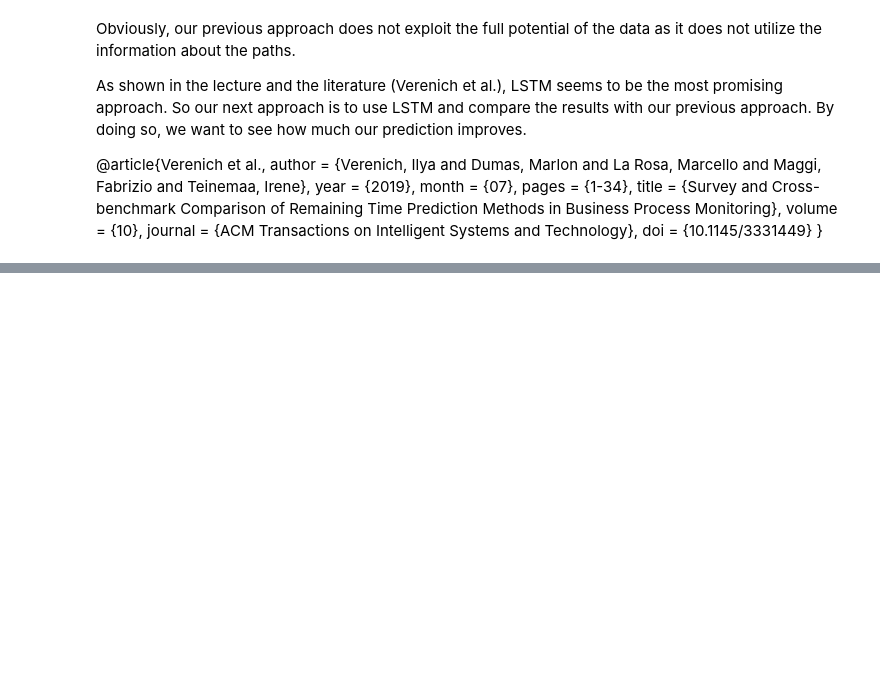
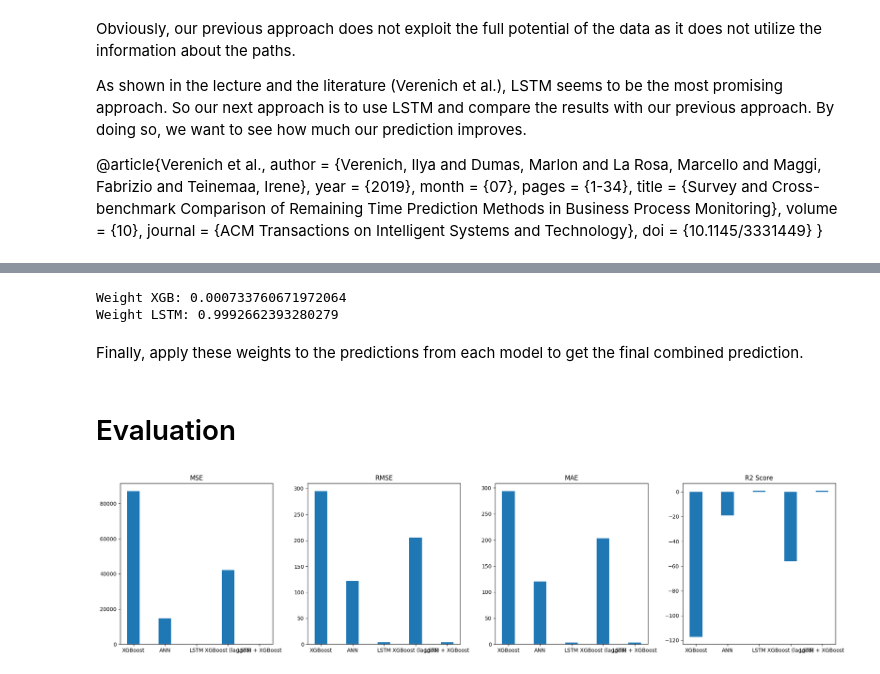
Before and after one commit to Lanza-git/Integrated-vs-Seperated-Master-Thesis, a Jupyter notebook: BPM/BPM.ipynb, the cells around one changed output, grey strips where cells are left out. Cells and saved outputs as stored; diff of their text form; code cells hidden in the pictures; blank space fills up the shorter version.

```diff
--- a/BPM/BPM.ipynb
+++ b/BPM/BPM.ipynb
@@ -434,0 +454,7 @@ doi = {10.1145/3331449}
+# %%
+lstm_prediction = lstm_prediction.ravel()
+y_test_lagged = y_test_lagged.ravel()
+print(lstm_prediction.shape)
+print(xgb_lagged_prediction.shape)
+print(y_test_sequence.shape)
+print(y_test_lagged.shape)
@@ -434,0 +481,5 @@ doi = {10.1145/3331449}
+# %%
+reciprocal_error_xgb = 1 / error_xgb
+reciprocal_error_lstm = 1 / error_lstm
+print("Reciprocal Error GBM:", reciprocal_error_xgb)
+print("Reciprocal Error LSTM:", reciprocal_error_lstm)
@@ -434,0 +491,15 @@ doi = {10.1145/3331449}
+# %%
+sum_reciprocal_errors = reciprocal_error_xgb + reciprocal_error_lstm
+weight_xgb = reciprocal_error_xgb / sum_reciprocal_errors
+weight_lstm = reciprocal_error_lstm / sum_reciprocal_errors
+print("Weight XGB:", weight_xgb)
+print("Weight LSTM:", weight_lstm)
+# %% [output]
+Weight XGB: 0.000733760671972064
+Weight LSTM: 0.9992662393280279
+# %% [markdown]
+Finally, apply these weights to the predictions from each model to get the final combined prediction.
+# %%
+y_pred_combined = (xgb_lagged_prediction * weight_xgb) + (lstm_prediction * weight_lstm)
+# %% [markdown]
+# Evaluation
@@ -434,0 +535,33 @@ doi = {10.1145/3331449}
+# %%
+import matplotlib.pyplot as plt
+
+# Metrics
+metrics = ['MSE', 'RMSE', 'MAE', 'R2 Score']
+
+# XGBoost values
+xgb_values = [xgb_mse, xgb_rmse, xgb_mae, xgb_r2]
+
+# ANN values
+ann_values = [ann_mse, ann_rmse, ann_mae, ann_r2]
+
+# LSTM values
+lstm_values = [lstm_mse, lstm_rmse, lstm_mae, lstm_r2]
+
+# XGB LSTM values
+xgb_lstm_values = [xgb_lstm_mse, xgb_lstm_rmse, xgb_lstm_mae, xgb_lstm_r2]
+
+# XGB Lagged values
+xgb_lagged_values = [xgb_lagged_mse, xgb_lagged_rmse, xgb_lagged_mae, xgb_lagged_r2]
+
+fig, axs = plt.subplots(1, 4, figsize=(20, 5))  # 1 row, 4 columns
+
+# Loop through each metric and plot
+for i, metric in enumerate(metrics):
+    axs[i].bar(['XGBoost', 'ANN', 'LSTM', 'XGBoost (lagged)', 'LSTM + XGBoost'], [xgb_values[i], ann_values[i], lstm_values[i], xgb_lagged_values[i], xgb_lstm_values[i]], width=0.4)
+    axs[i].set_title(metric)
+
+# Display the plot
+plt.tight_layout()
+plt.show()
+# %% [output]
+[figure, added]
```
Also changed, not shown: parts of 26 cells of this notebook, 14 other files.
